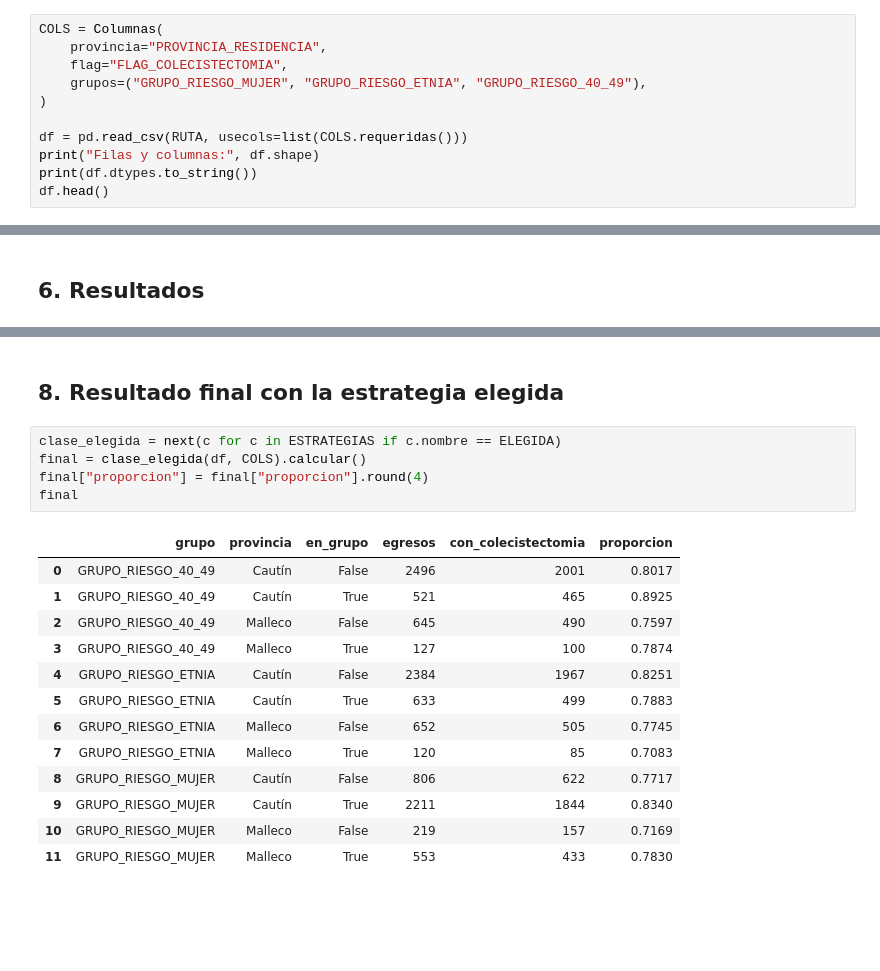
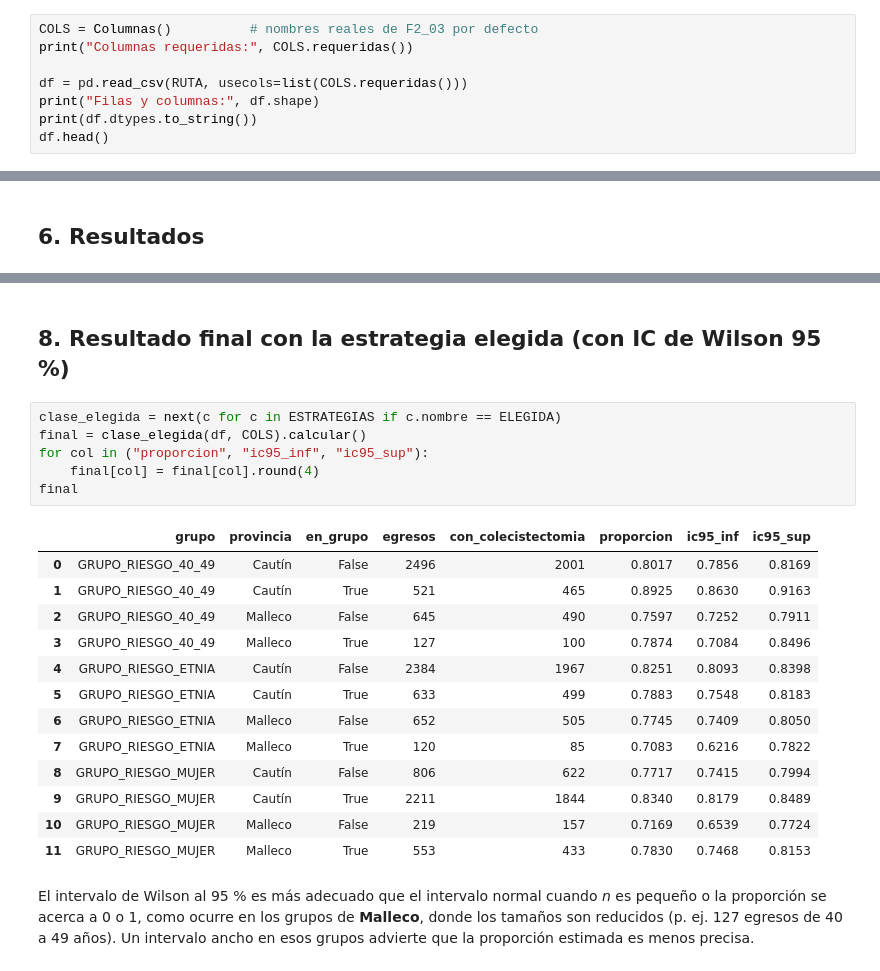
Before and after one commit to PaulaBecerraV/proyecto-grupo2-mcdi500, a Jupyter notebook: F3/F3_02_eficiencia.ipynb, the cells around one changed output, grey strips where cells are left out. Saved outputs shown, nothing was run; the diff lists cells and outputs as text; blank space fills up the shorter version.

```diff
--- a/F3/F3_02_eficiencia.ipynb
+++ b/F3/F3_02_eficiencia.ipynb
@@ -53,9 +54,6 @@ La clase `Columnas` concentra sus nombres; **si en F2_03 se llaman distinto, se
 # %%
-COLS = Columnas(
-    provincia="PROVINCIA_RESIDENCIA",
-    flag="FLAG_COLECISTECTOMIA",
-    grupos=("GRUPO_RIESGO_MUJER", "GRUPO_RIESGO_ETNIA", "GRUPO_RIESGO_40_49"),
-)
+COLS = Columnas()          # nombres reales de F2_03 por defecto
+print("Columnas requeridas:", COLS.requeridas())
 
 df = pd.read_csv(RUTA, usecols=list(COLS.requeridas()))
 print("Filas y columnas:", df.shape)
@@ -360,21 +344,24 @@ Estrategia elegida con el tamaño real del proyecto: NumPy máscaras
 # %% [markdown]
-## 8. Resultado final con la estrategia elegida
+## 8. Resultado final con la estrategia elegida (con IC de Wilson 95 %)
 # %%
 clase_elegida = next(c for c in ESTRATEGIAS if c.nombre == ELEGIDA)
 final = clase_elegida(df, COLS).calcular()
-final["proporcion"] = final["proporcion"].round(4)
+for col in ("proporcion", "ic95_inf", "ic95_sup"):
+    final[col] = final[col].round(4)
 final
 # %% [output]
-|  | grupo | provincia | en_grupo | egresos | con_colecistectomia | proporcion |
-| 0 | GRUPO_RIESGO_40_49 | Cautín | False | 2496 | 2001 | 0.8017 |
-| 1 | GRUPO_RIESGO_40_49 | Cautín | True | 521 | 465 | 0.8925 |
-| 2 | GRUPO_RIESGO_40_49 | Malleco | False | 645 | 490 | 0.7597 |
-| 3 | GRUPO_RIESGO_40_49 | Malleco | True | 127 | 100 | 0.7874 |
-| 4 | GRUPO_RIESGO_ETNIA | Cautín | False | 2384 | 1967 | 0.8251 |
-| 5 | GRUPO_RIESGO_ETNIA | Cautín | True | 633 | 499 | 0.7883 |
-| 6 | GRUPO_RIESGO_ETNIA | Malleco | False | 652 | 505 | 0.7745 |
-| 7 | GRUPO_RIESGO_ETNIA | Malleco | True | 120 | 85 | 0.7083 |
-| 8 | GRUPO_RIESGO_MUJER | Cautín | False | 806 | 622 | 0.7717 |
-| 9 | GRUPO_RIESGO_MUJER | Cautín | True | 2211 | 1844 | 0.8340 |
-| 10 | GRUPO_RIESGO_MUJER | Malleco | False | 219 | 157 | 0.7169 |
-| 11 | GRUPO_RIESGO_MUJER | Malleco | True | 553 | 433 | 0.7830 |
+|  | grupo | provincia | en_grupo | egresos | con_colecistectomia | proporcion | ic95_inf | ic95_sup |
+| 0 | GRUPO_RIESGO_40_49 | Cautín | False | 2496 | 2001 | 0.8017 | 0.7856 | 0.8169 |
+| 1 | GRUPO_RIESGO_40_49 | Cautín | True | 521 | 465 | 0.8925 | 0.8630 | 0.9163 |
+| 2 | GRUPO_RIESGO_40_49 | Malleco | False | 645 | 490 | 0.7597 | 0.7252 | 0.7911 |
+| 3 | GRUPO_RIESGO_40_49 | Malleco | True | 127 | 100 | 0.7874 | 0.7084 | 0.8496 |
+| 4 | GRUPO_RIESGO_ETNIA | Cautín | False | 2384 | 1967 | 0.8251 | 0.8093 | 0.8398 |
+| 5 | GRUPO_RIESGO_ETNIA | Cautín | True | 633 | 499 | 0.7883 | 0.7548 | 0.8183 |
+| 6 | GRUPO_RIESGO_ETNIA | Malleco | False | 652 | 505 | 0.7745 | 0.7409 | 0.8050 |
+| 7 | GRUPO_RIESGO_ETNIA | Malleco | True | 120 | 85 | 0.7083 | 0.6216 | 0.7822 |
+| 8 | GRUPO_RIESGO_MUJER | Cautín | False | 806 | 622 | 0.7717 | 0.7415 | 0.7994 |
+| 9 | GRUPO_RIESGO_MUJER | Cautín | True | 2211 | 1844 | 0.8340 | 0.8179 | 0.8489 |
+| 10 | GRUPO_RIESGO_MUJER | Malleco | False | 219 | 157 | 0.7169 | 0.6539 | 0.7724 |
+| 11 | GRUPO_RIESGO_MUJER | Malleco | True | 553 | 433 | 0.7830 | 0.7468 | 0.8153 |
+# %% [markdown]
+El intervalo de Wilson al 95 % es más adecuado que el intervalo normal cuando *n* es pequeño o la proporción se acerca a 0 o 1, como ocurre en los grupos de **Malleco**, donde los tamaños son reducidos (p. ej. 127 egresos de 40 a 49 años). Un intervalo ancho en esos grupos advierte que la proporción estimada es menos precisa.
```
Also changed, not shown: parts of 23 cells of this notebook.
